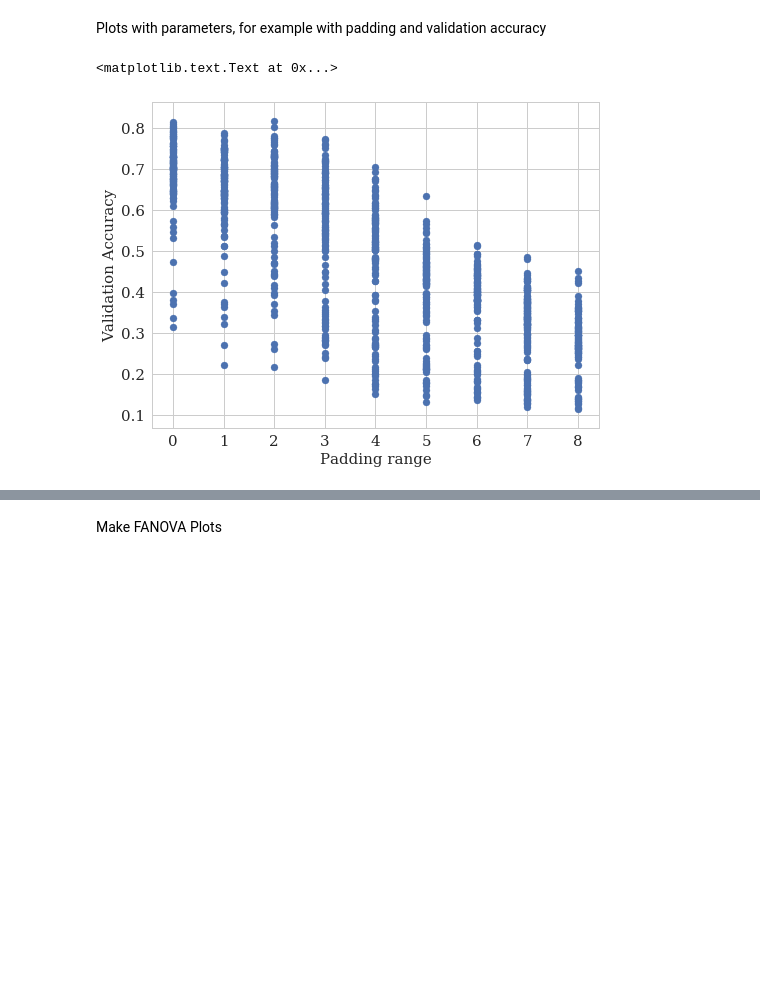
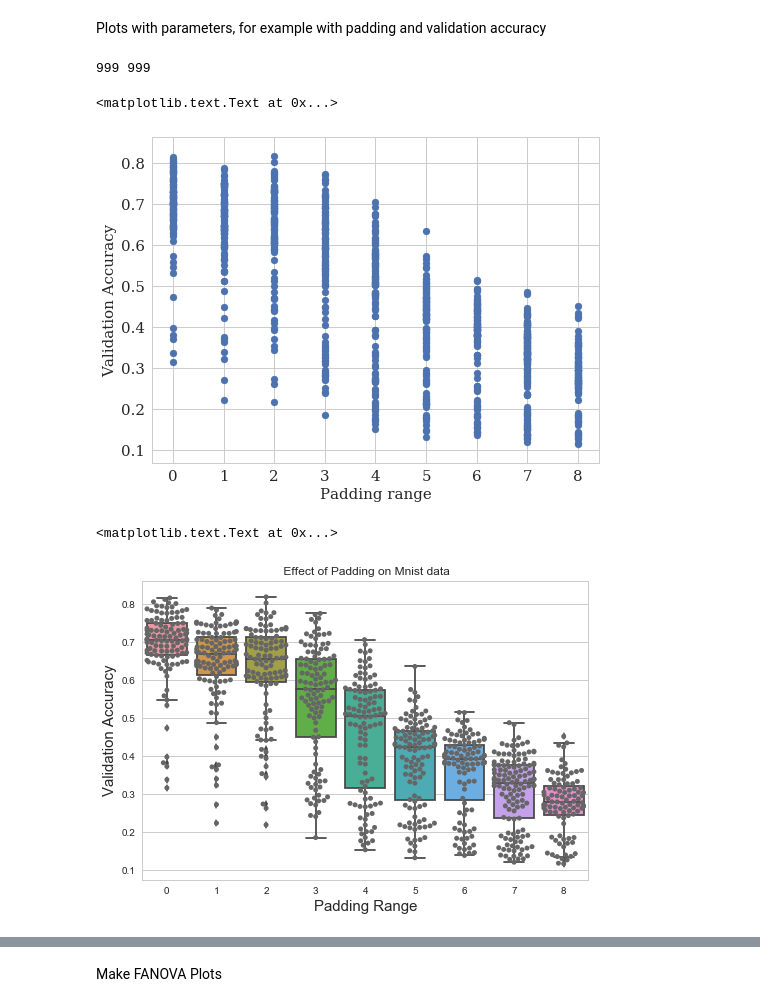
Before and after one commit to zemovi/AutoDA, a Jupyter notebook: notebooks/augmentation.ipynb, the cells around one changed output, grey strips where cells are left out. Drawn from its saved outputs; the diff is of its cells as text; code cells hidden in the pictures; blank space fills up the shorter version.

```diff
--- a/notebooks/augmentation.ipynb
+++ b/notebooks/augmentation.ipynb
@@ -96,8 +111,23 @@ plt.title(dataset, fontsize=25)
 Plots with parameters, for example with padding and validation accuracy
 # %%
 plt.scatter(x=pad, y=validation_accuracy)
+ax = sns.boxplot(x="day", y="total_bill", data=tips)
+
 plt.xlabel("Padding range", size=15)
 plt.ylabel("Validation Accuracy", size=15)
 # %% [output]
-<matplotlib.text.Text at 0x...>
+999 999
+<matplotlib.text.Text at 0x...>
 [figure]
+# %%
+validation_accuracy = results[dataset]["validation_accuracy"]
+padding = results[dataset]["pad"]
+
+ax = sns.boxplot(x=padding, y=validation_accuracy)
+ax = sns.swarmplot(x=padding, y=validation_accuracy, color=".40")
+ax.set_title(' Effect of Padding on Mnist data')
+ax.set_xlabel('Padding Range', size=15)
+ax.set_ylabel('Validation Accuracy', size=15)
+# %% [output]
+<matplotlib.text.Text at 0x...>
+[figure, added]
```
Also changed, not shown: parts of 9 cells of this notebook.
